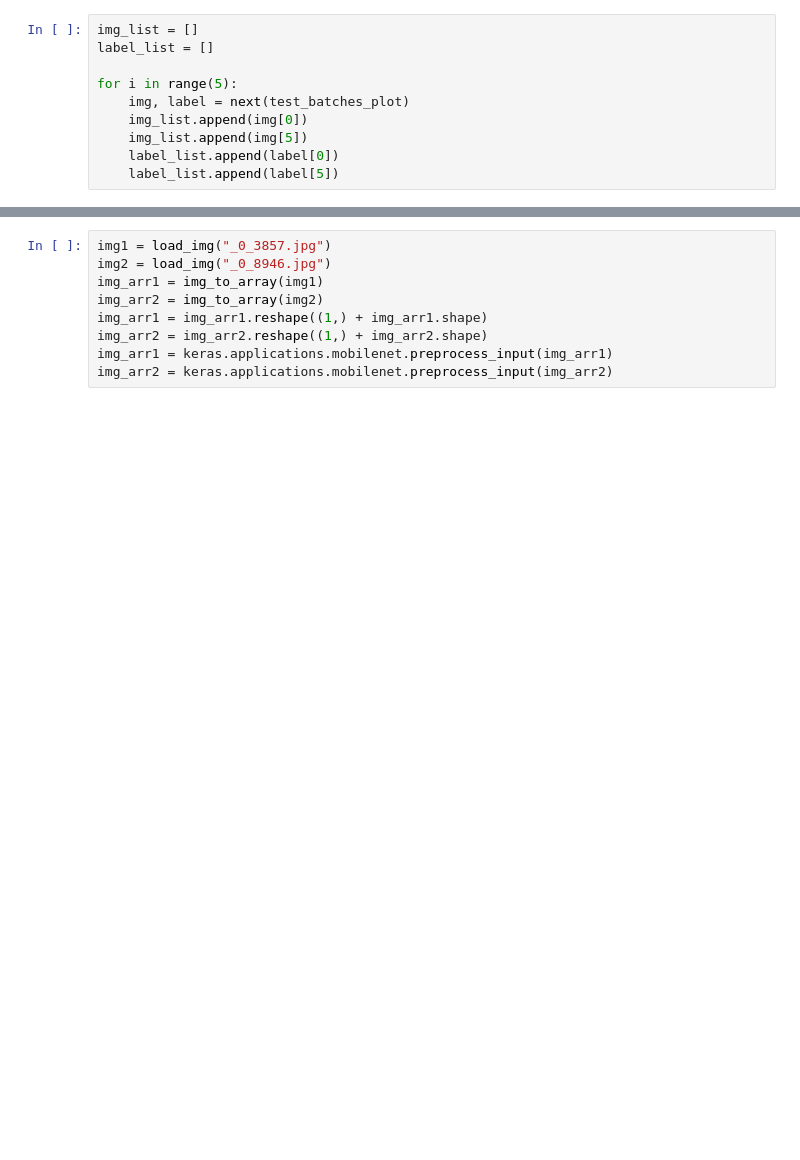
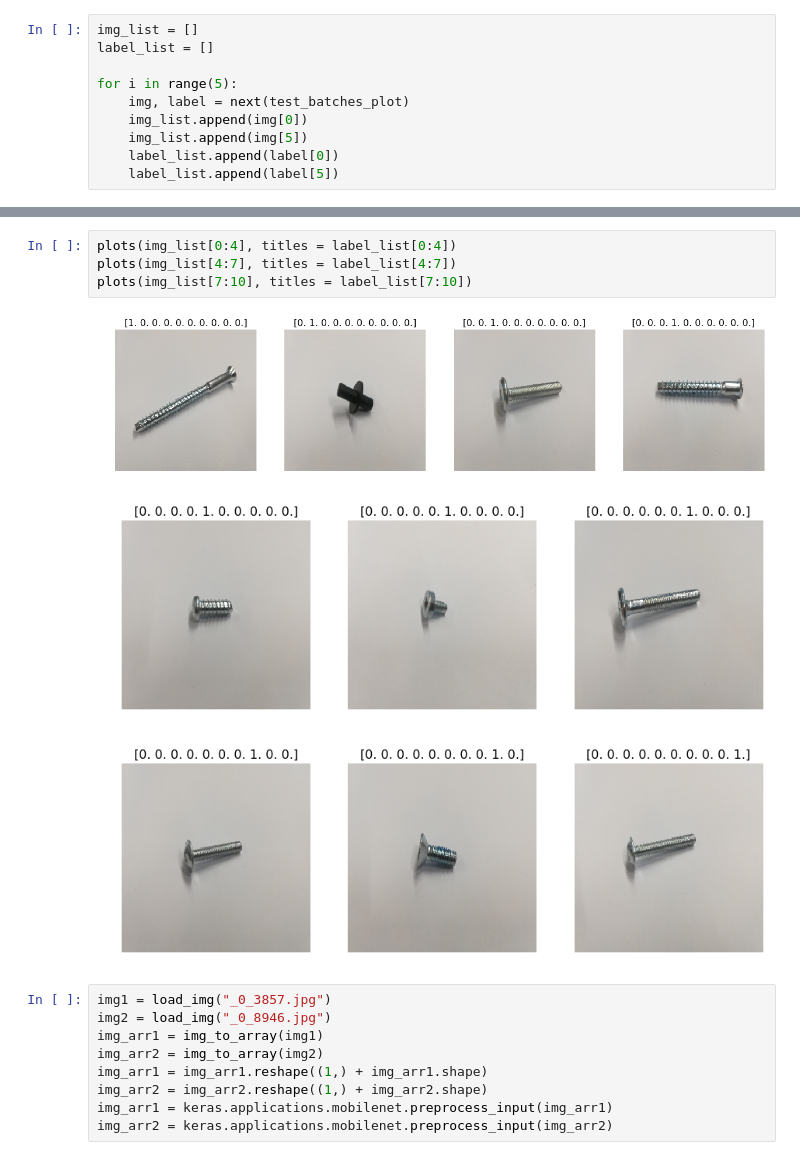
Before and after one commit to szindel/IkeaSchroevenClean, a Jupyter notebook: IkeaSchroevenClean.ipynb, the cells around one changed output, grey strips where cells are left out. Drawn from its saved outputs; the diff is of its cells as text; blank space fills up the shorter version.

```diff
--- a/IkeaSchroevenClean.ipynb
+++ b/IkeaSchroevenClean.ipynb
@@ -345,3 +365,11 @@ plots(img_list, titles = label_list)
+# %%
+plots(img_list[0:4], titles = label_list[0:4])
+plots(img_list[4:7], titles = label_list[4:7])
+plots(img_list[7:10], titles = label_list[7:10])
+# %% [output]
+[figure, added]
+[figure, added]
+[figure, added]
 # %%
 img1 = load_img("_0_3857.jpg")
 img2 = load_img("_0_8946.jpg")
```
Also changed, not shown: parts of 20 cells of this notebook, 17 other files.
